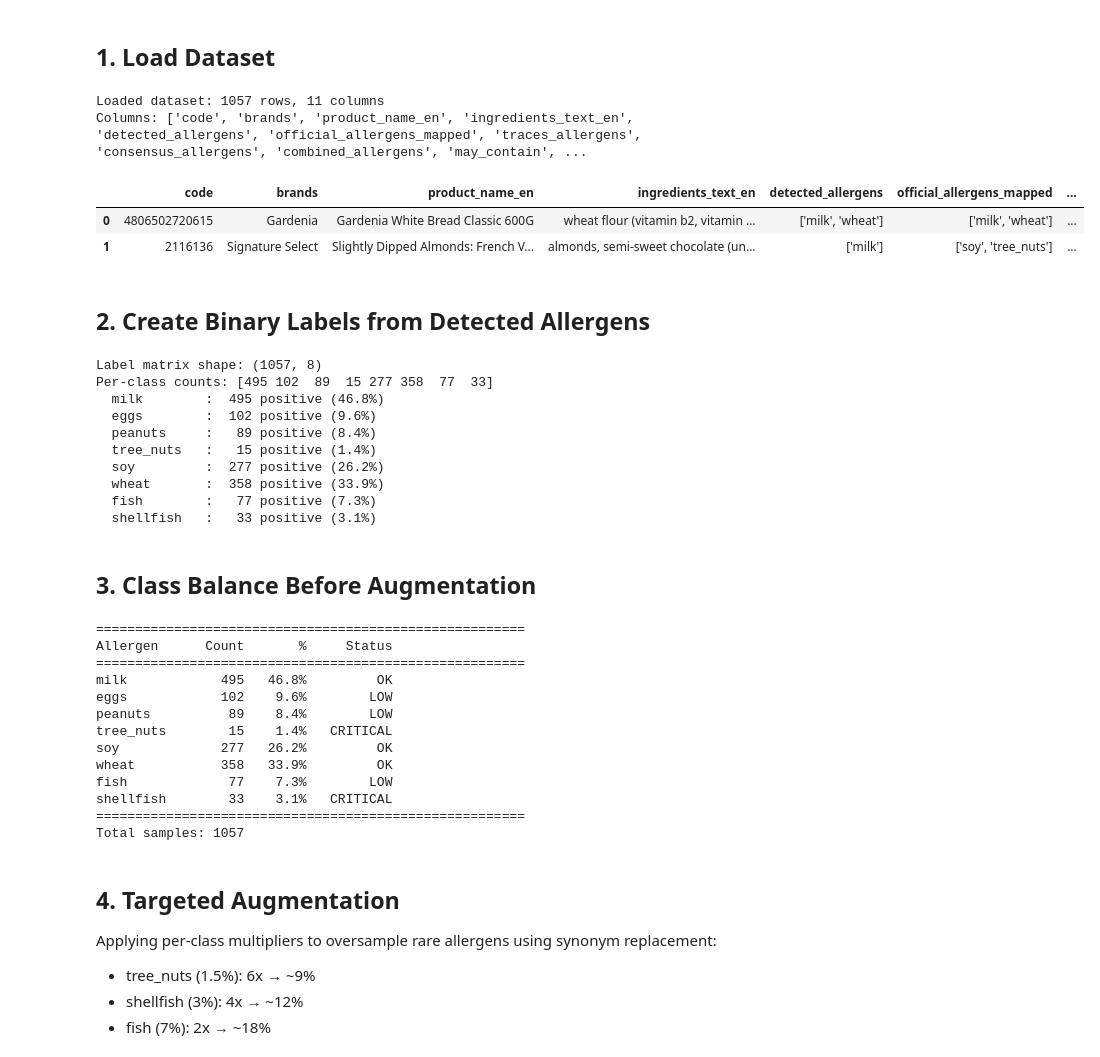
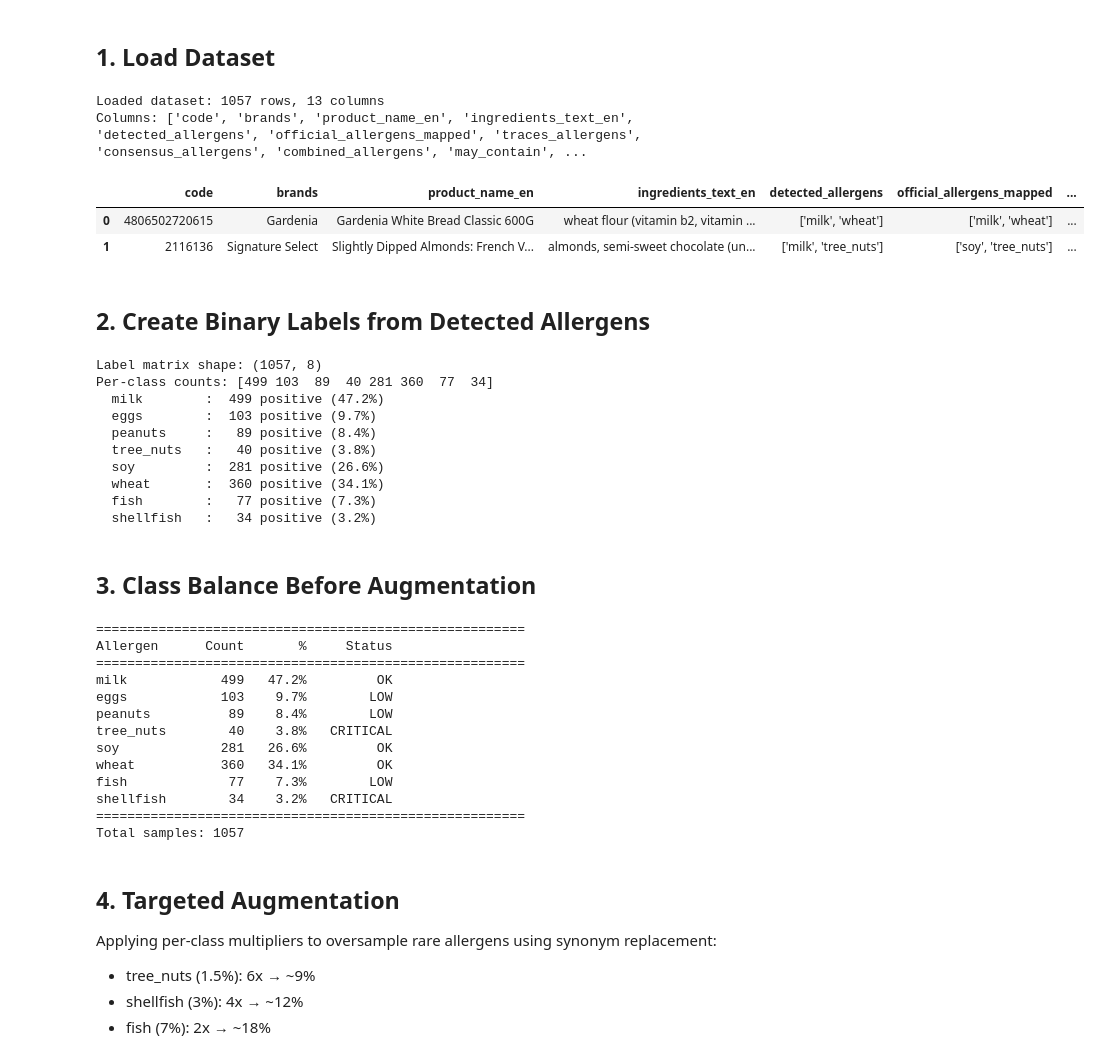
Before and after one commit to AngelChaos777/ai-based-ingredient-interpretation, a Jupyter notebook: notebooks/11_dataset_augmentation.ipynb, the cells around one changed output. Saved outputs shown, nothing was run; the diff lists cells and outputs as text; code cells hidden in the pictures.

```diff
--- a/notebooks/11_dataset_augmentation.ipynb
+++ b/notebooks/11_dataset_augmentation.ipynb
@@ -33,17 +33,17 @@ Imports complete.
 ## 1. Load Dataset
 # %%
 dirs = get_data_directories()
-input_path = os.path.join(dirs["final"], "labeled_dataset_enhanced.csv")
+input_path = os.path.join(dirs["final"], "labeled_dataset_enhanced_fixed.csv")
 df = pd.read_csv(input_path)
 print(f"Loaded dataset: {df.shape[0]} rows, {df.shape[1]} columns")
 print(f"Columns: {list(df.columns)}")
 df.head(2)
 # %% [output]
-Loaded dataset: 1057 rows, 11 columns
+Loaded dataset: 1057 rows, 13 columns
 Columns: ['code', 'brands', 'product_name_en', 'ingredients_text_en', 'detected_allergens', 'official_allergens_mapped', 'traces_allergens', 'consensus_allergens', 'combined_allergens', 'may_contain', ...
 |  | code | brands | product_name_en | ingredients_text_en | detected_allergens | official_allergens_mapped | ... |
 | 0 | 4806502720615 | Gardenia | Gardenia White Bread Classic 600G | wheat flour (vitamin b2, vitamin ... | ['milk', 'wheat'] | ['milk', 'wheat'] | ... |
-| 1 | 2116136 | Signature Select | Slightly Dipped Almonds: French V... | almonds, semi-sweet chocolate (un... | ['milk'] | ['soy', 'tree_nuts'] | ... |
+| 1 | 2116136 | Signature Select | Slightly Dipped Almonds: French V... | almonds, semi-sweet chocolate (un... | ['milk', 'tree_nuts'] | ['soy', 'tree_nuts'] | ... |
 # %% [markdown]
 ## 2. Create Binary Labels from Detected Allergens
 # %%
@@ -64,15 +64,15 @@ for i, a in enumerate(allergens):
     print(f"  {a:12s}: {cnt:4d} positive ({pct:.1f}%)")
 # %% [output]
 Label matrix shape: (1057, 8)
-Per-class counts: [495 102  89  15 277 358  77  33]
-  milk        :  495 positive (46.8%)
-  eggs        :  102 positive (9.6%)
+Per-class counts: [499 103  89  40 281 360  77  34]
+  milk        :  499 positive (47.2%)
+  eggs        :  103 positive (9.7%)
   peanuts     :   89 positive (8.4%)
-  tree_nuts   :   15 positive (1.4%)
-  soy         :  277 positive (26.2%)
-  wheat       :  358 positive (33.9%)
+  tree_nuts   :   40 positive (3.8%)
+  soy         :  281 positive (26.6%)
+  wheat       :  360 positive (34.1%)
   fish        :   77 positive (7.3%)
-  shellfish   :   33 positive (3.1%)
+  shellfish   :   34 positive (3.2%)
 # %% [markdown]
 ## 3. Class Balance Before Augmentation
 # %%
@@ -95,14 +95,14 @@ print(f"Total samples: {n}")
 =======================================================
 Allergen      Count       %     Status
 =======================================================
-milk            495   46.8%         OK
-eggs            102    9.6%        LOW
+milk            499   47.2%         OK
+eggs            103    9.7%        LOW
 peanuts          89    8.4%        LOW
-tree_nuts        15    1.4%   CRITICAL
-soy             277   26.2%         OK
-wheat           358   33.9%         OK
+tree_nuts        40    3.8%   CRITICAL
+soy             281   26.6%         OK
+wheat           360   34.1%         OK
 fish             77    7.3%        LOW
-shellfish        33    3.1%   CRITICAL
+shellfish        34    3.2%   CRITICAL
 =======================================================
 Total samples: 1057
 # %% [markdown]
```
Also changed, not shown: parts of 3 cells of this notebook, 11 other files.
